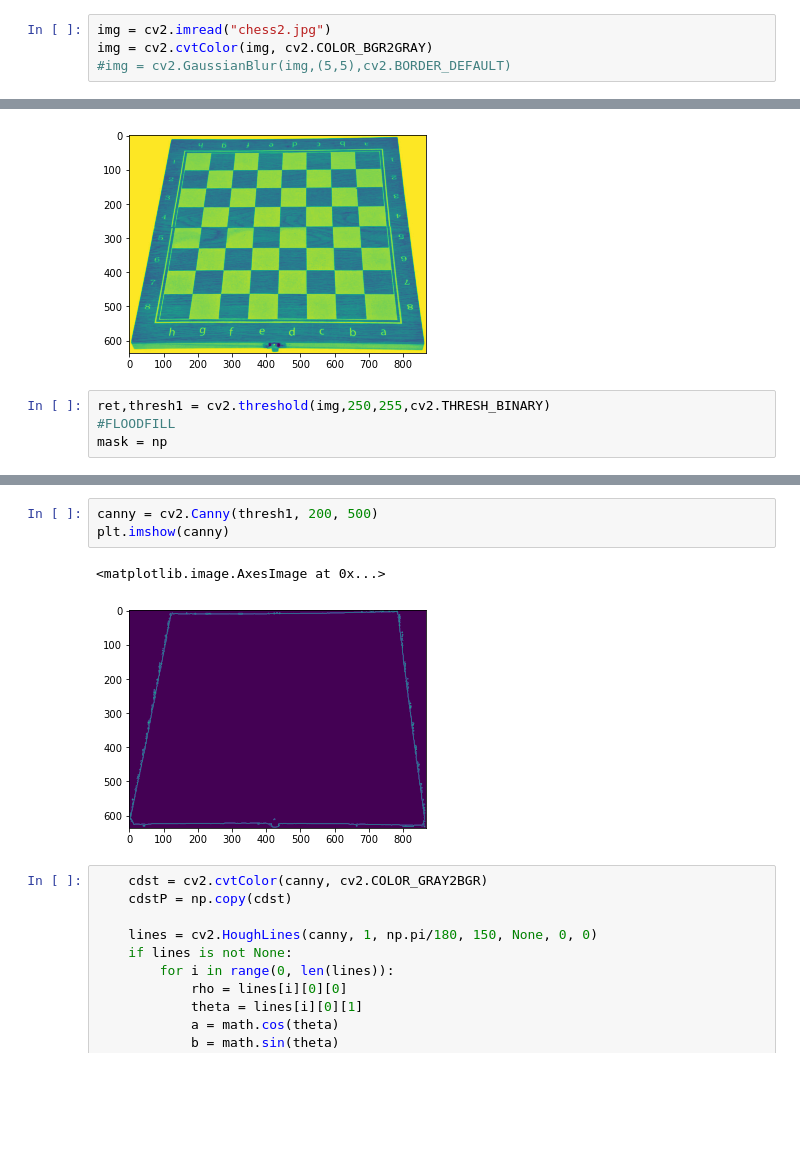
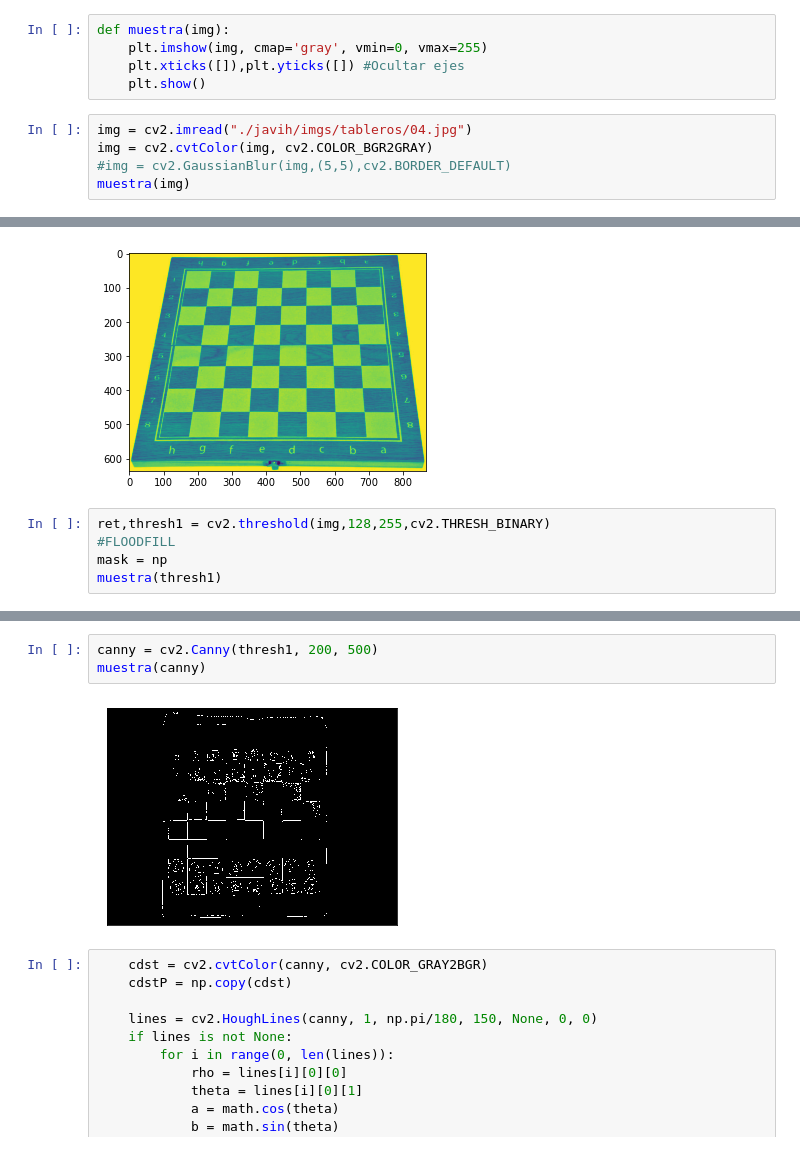
Before and after one commit to JGarruchoF/PID_Identificacion_de_fichas_tablero_ajedrez, a Jupyter notebook: Deteccion_tablero.ipynb, the cells around one changed output, grey strips where cells are left out. Cells and saved outputs as stored; diff of their text form; blank space fills up the shorter version.

Commit message:
algoritmo para detectar tablero

```diff
--- a/Deteccion_tablero.ipynb
+++ b/Deteccion_tablero.ipynb
@@ -3,7 +3,13 @@ import cv2
 import numpy as np
 import matplotlib.pyplot as plt
 import math
+# %%
+def muestra(img):
+    plt.imshow(img, cmap='gray', vmin=0, vmax=255)
+    plt.xticks([]),plt.yticks([]) #Ocultar ejes
+    plt.show()
 # %%
-img = cv2.imread("chess2.jpg")
+img = cv2.imread("./javih/imgs/tableros/04.jpg")
 img = cv2.cvtColor(img, cv2.COLOR_BGR2GRAY)
 #img = cv2.GaussianBlur(img,(5,5),cv2.BORDER_DEFAULT)
+muestra(img)
@@ -13,6 +21,7 @@ plt.imshow(img)
 <matplotlib.image.AxesImage at 0x...>
 [figure]
 # %%
-ret,thresh1 = cv2.threshold(img,250,255,cv2.THRESH_BINARY)
+ret,thresh1 = cv2.threshold(img,128,255,cv2.THRESH_BINARY)
 #FLOODFILL
 mask = np
+muestra(thresh1)
@@ -24,9 +30,8 @@ plt.imshow(thresh1)
 # %%
 canny = cv2.Canny(thresh1, 200, 500)
-plt.imshow(canny)
+muestra(canny)
 # %% [output]
-<matplotlib.image.AxesImage at 0x...>
-[figure, old version]
+[figure, new version]
 # %%
     cdst = cv2.cvtColor(canny, cv2.COLOR_GRAY2BGR)
     cdstP = np.copy(cdst)
```
Also changed, not shown: parts of 13 cells of this notebook, 3 other files.
